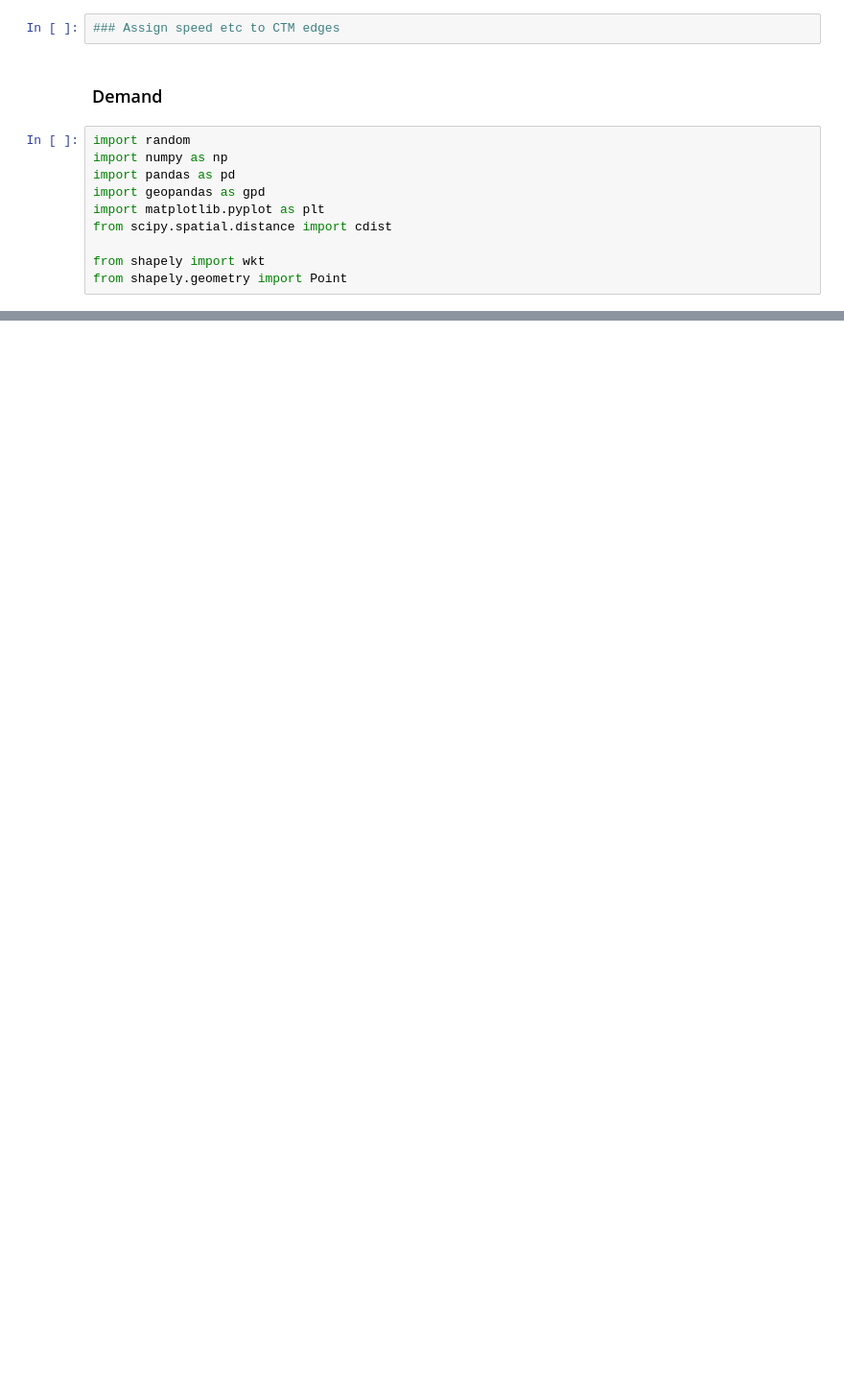
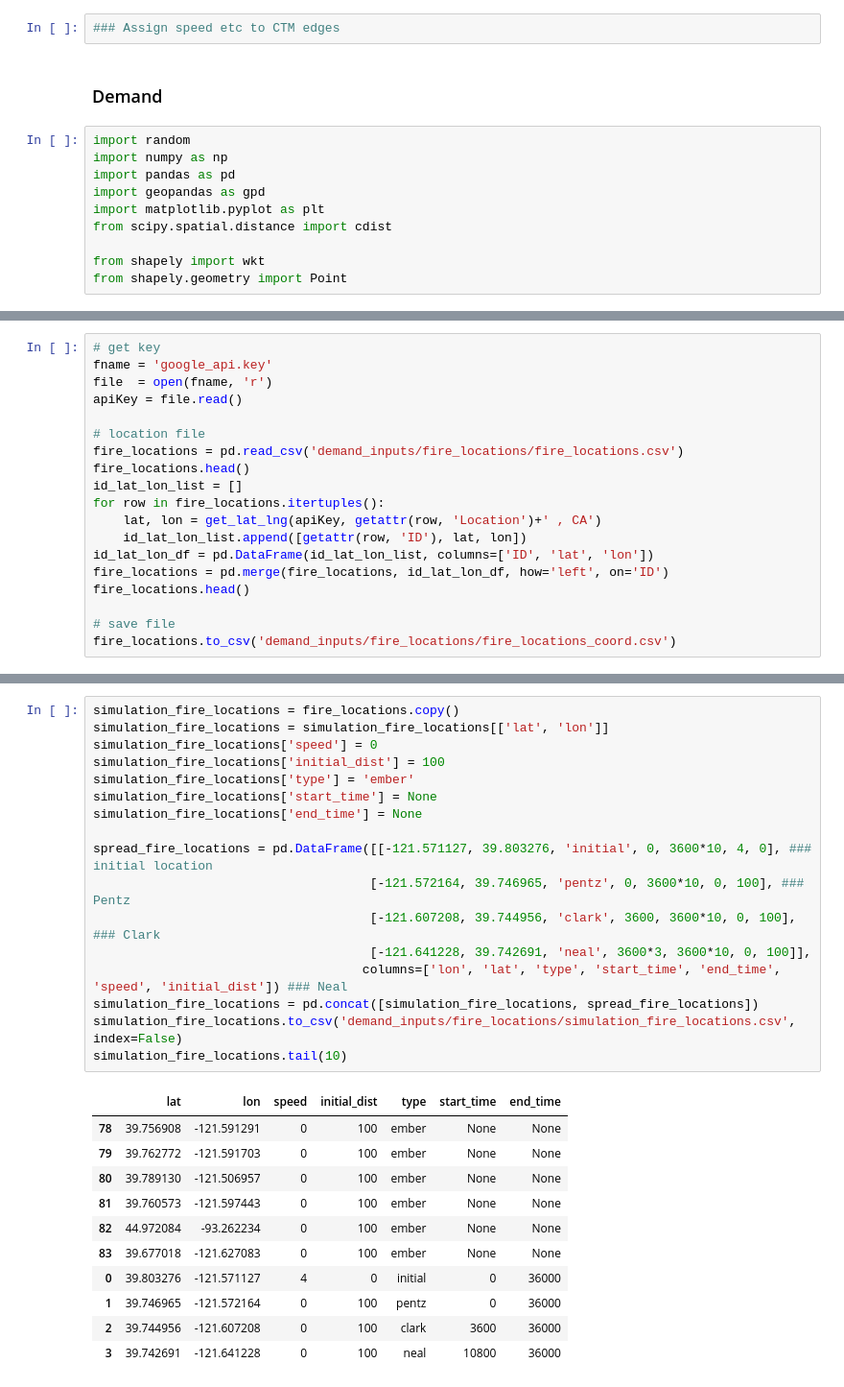
Before and after one commit to cb-cities/spatial_queue, a Jupyter notebook: projects/butte_osmnx/Butte.ipynb, the cells around one changed output, grey strips where cells are left out. Shown: that part at 96% size. Cells and saved outputs as stored; diff of their text form; blank space fills up the shorter version.

```diff
--- a/projects/butte_osmnx/Butte.ipynb
+++ b/projects/butte_osmnx/Butte.ipynb
@@ -483,0 +662,19 @@ oroville (4, 5)
+# %%
+# get key
+fname = 'google_api.key'
+file  = open(fname, 'r')
+apiKey = file.read()
+
+# location file
+fire_locations = pd.read_csv('demand_inputs/fire_locations/fire_locations.csv')
+fire_locations.head()
+id_lat_lon_list = []
+for row in fire_locations.itertuples():
+    lat, lon = get_lat_lng(apiKey, getattr(row, 'Location')+' , CA')
+    id_lat_lon_list.append([getattr(row, 'ID'), lat, lon])
+id_lat_lon_df = pd.DataFrame(id_lat_lon_list, columns=['ID', 'lat', 'lon'])
+fire_locations = pd.merge(fire_locations, id_lat_lon_df, how='left', on='ID')
+fire_locations.head()
+
+# save file
+fire_locations.to_csv('demand_inputs/fire_locations/fire_locations_coord.csv')
@@ -483,0 +688,29 @@ oroville (4, 5)
+# %%
+simulation_fire_locations = fire_locations.copy()
+simulation_fire_locations = simulation_fire_locations[['lat', 'lon']]
+simulation_fire_locations['speed'] = 0
+simulation_fire_locations['initial_dist'] = 100
+simulation_fire_locations['type'] = 'ember'
+simulation_fire_locations['start_time'] = None
+simulation_fire_locations['end_time'] = None
+
+spread_fire_locations = pd.DataFrame([[-121.571127, 39.803276, 'initial', 0, 3600*10, 4, 0], ### initial location
+                                     [-121.572164, 39.746965, 'pentz', 0, 3600*10, 0, 100], ### Pentz
+                                     [-121.607208, 39.744956, 'clark', 3600, 3600*10, 0, 100], ### Clark
+                                     [-121.641228, 39.742691, 'neal', 3600*3, 3600*10, 0, 100]],
+                                    columns=['lon', 'lat', 'type', 'start_time', 'end_time', 'speed', 'initial_dist']) ### Neal
+simulation_fire_locations = pd.concat([simulation_fire_locations, spread_fire_locations])
+simulation_fire_locations.to_csv('demand_inputs/fire_locations/simulation_fire_locations.csv', index=False)
+simulation_fire_locations.tail(10)
+# %% [output]
+|  | lat | lon | speed | initial_dist | type | start_time | end_time |
+| 78 | 39.756908 | -121.591291 | 0 | 100 | ember | None | None |
+| 79 | 39.762772 | -121.591703 | 0 | 100 | ember | None | None |
+| 80 | 39.789130 | -121.506957 | 0 | 100 | ember | None | None |
+| 81 | 39.760573 | -121.597443 | 0 | 100 | ember | None | None |
+| 82 | 44.972084 | -93.262234 | 0 | 100 | ember | None | None |
+| 83 | 39.677018 | -121.627083 | 0 | 100 | ember | None | None |
+| 0 | 39.803276 | -121.571127 | 4 | 0 | initial | 0 | 36000 |
+| 1 | 39.746965 | -121.572164 | 0 | 100 | pentz | 0 | 36000 |
+| 2 | 39.744956 | -121.607208 | 0 | 100 | clark | 3600 | 36000 |
+| 3 | 39.742691 | -121.641228 | 0 | 100 | neal | 10800 | 36000 |
```
Also changed, not shown: parts of 19 cells of this notebook, 2 other files.
